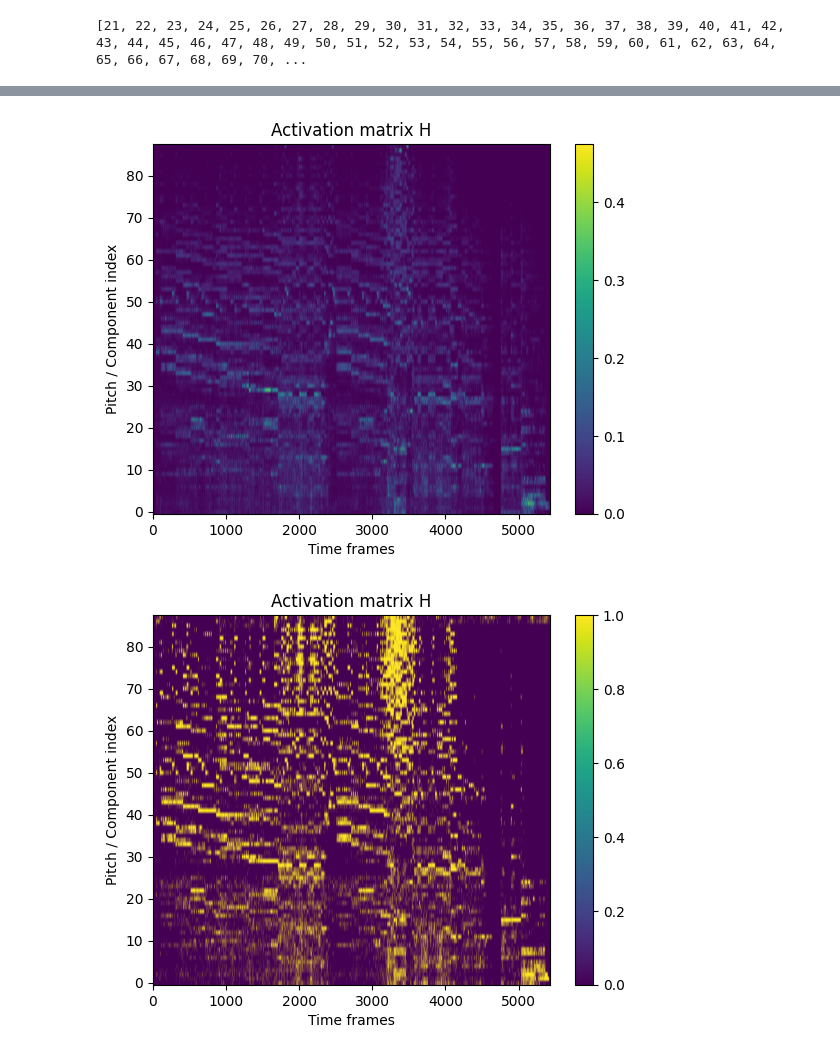
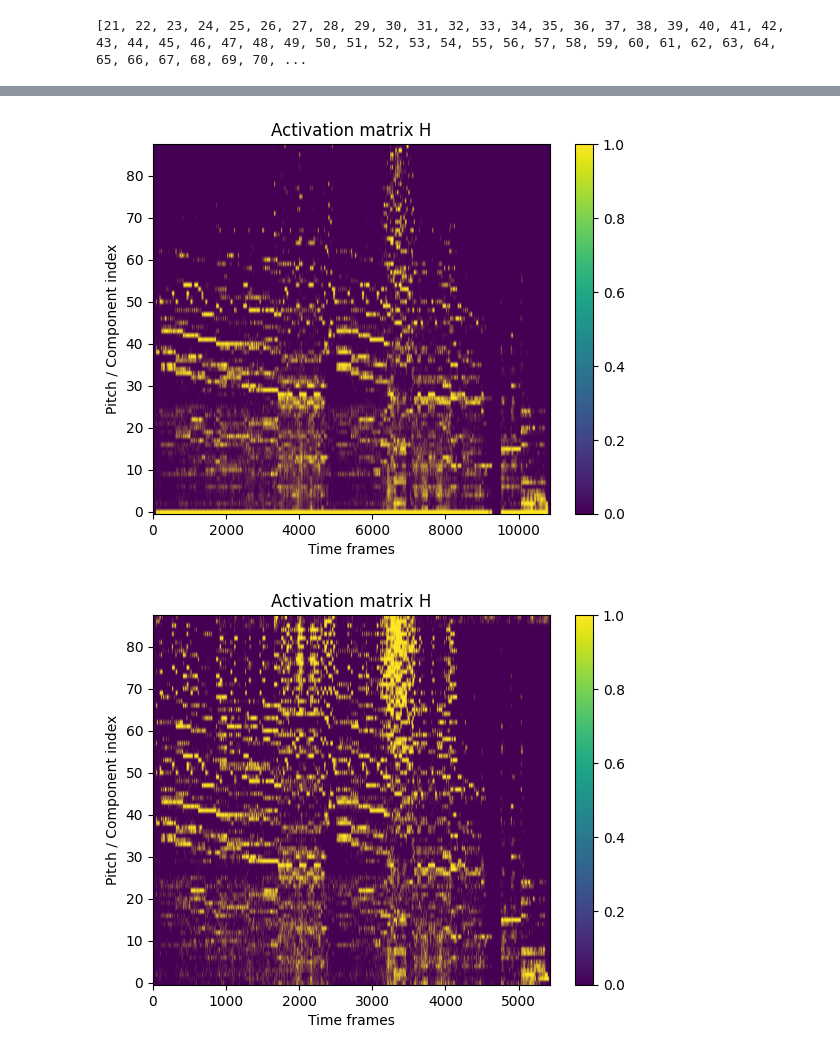
Before and after one commit to bierml/NMFforAMT, a Jupyter notebook: upgrade/Music_Transcribing[NMF].ipynb, the cells around one changed output, grey strips where cells are left out. Cells and saved outputs as stored; diff of their text form; code cells hidden in the pictures.

```diff
--- a/upgrade/Music_Transcribing[NMF].ipynb
+++ b/upgrade/Music_Transcribing[NMF].ipynb
@@ -27,6 +27,7 @@ import numpy as np
 import librosa
 import nimfa
 gamma = 1
+fft_bins = 2048
 f_s, x = wavfile.read("/content/FChopinPreludeOp28n4.wav")
 print(f_s)        # sample rate
 print(x.dtype)   # int16, int32, etc.
@@ -105,15 +106,15 @@ elif(x.dtype==np.int16):
   x = x / (2**15)
 else:
   raise ValueError(f"Unsupported sample type: {x.dtype}")
-spectrogram = np.abs(librosa.stft(x, n_fft=2048,hop_length=1024))
+spectrogram = np.abs(librosa.stft(x, n_fft=fft_bins,hop_length=512))
 spectrogram_compressed = np.log(1+gamma*spectrogram)
 print(x[100000])
 print(np.min(spectrogram_compressed),np.max(spectrogram_compressed))
 print(spectrogram_compressed.shape)
 pitches = [x+21 for x in range(88)]
-freq_res = f_s/(2 * 1025)
+freq_res = f_s/(2 * (fft_bins//2+1))
 print(freq_res)
-W_temp = init_nmf_template_pitch_onset(1025,pitches,freq_res)
+W_temp = init_nmf_template_pitch_onset(fft_bins//2+1,pitches,freq_res)
 H_temp = np.random.rand(88*2, spectrogram_compressed.shape[1])
 #nmf = nimfa.Nmf(spectrogram_compressed, seed='fixed', W=W_temp)
 nmf = nimfa.Nmf(
@@ -159,23 +158,55 @@ grep: /usr/local/lib/python3.12/dist-packages/nimfa: No such file or directory
 # %%
 #print(W_est.shape)
 #print(H_est[:,100])
 import matplotlib.pyplot as plt
 #H_est_visualisation = np.log(1+10*H_est)
 from scipy.signal import butter, filtfilt
 
 b, a = butter(2, 0.1)   # low-pass along time
 #H_est_visualisation = filtfilt(b, a, H_est, axis=1)
 #H_est_visualisation = np.log(1+10*H_est[1::2,:])
 #H_est_visualisation = filtfilt(b, a, H_est_visualisation, axis=1)
+#print(H_est[1::2].shape)
+#print(np.percentile(H_est[1::2],95))
+H_n = np.log(1+100*H_est[1::2])
+'''def note_tracking(H,threshold=2e-2):
+  H_res = np.zeros(H.shape)
+  print(type(H))
+  print(H.shape)
+  for q in range(H.shape[0]):
+    for t in range(H.shape[1]):
+      h_qt = 0
+      for j in range(-10,11):
+        if((t+j)>=0 and (t+j)<=(H.shape[1]-1)):
+          h_qt += H[q,t+j]
+          #print("q=",q)
+          #print("t+j=",t+j)
+          #print("h_qt=",h_qt)
+      #print("h_qt=",h_qt)
+      h_qt = h_qt / 21 + threshold
+      if(H[q,t]>h_qt):
+        H_res[q,t] = 1
+  return H_res'''
+def note_tracking(H,th=1.5):
+  mean = np.mean(H)
+  std = np.std(H)
+  thresh = mean + th * std
+  H_copy = np.zeros(H.shape)
+  for i in range(H.shape[1]):
+    indicies = np.where(H[:,i] > thresh)
+    H_copy[indicies,i] = 1
+  return H_copy
+H_s = note_tracking(H_n)
 plt.figure()
-plt.imshow(H_est[1::2], aspect='auto', origin='lower')
+#plt.imshow(np.log(1+200*H_est[1::2]), aspect='auto', origin='lower')
+plt.imshow(H_s, aspect='auto', origin='lower')
 plt.colorbar()
 plt.title("Activation matrix H")
 plt.xlabel("Time frames")
 plt.ylabel("Pitch / Component index")
 plt.show()
 # %% [output]
-[figure, old version]
+[figure, new version]
 # %%
 import numpy as np
 import matplotlib.pyplot as plt
```
Also changed, not shown: parts of 4 cells of this notebook, 1 other file.
